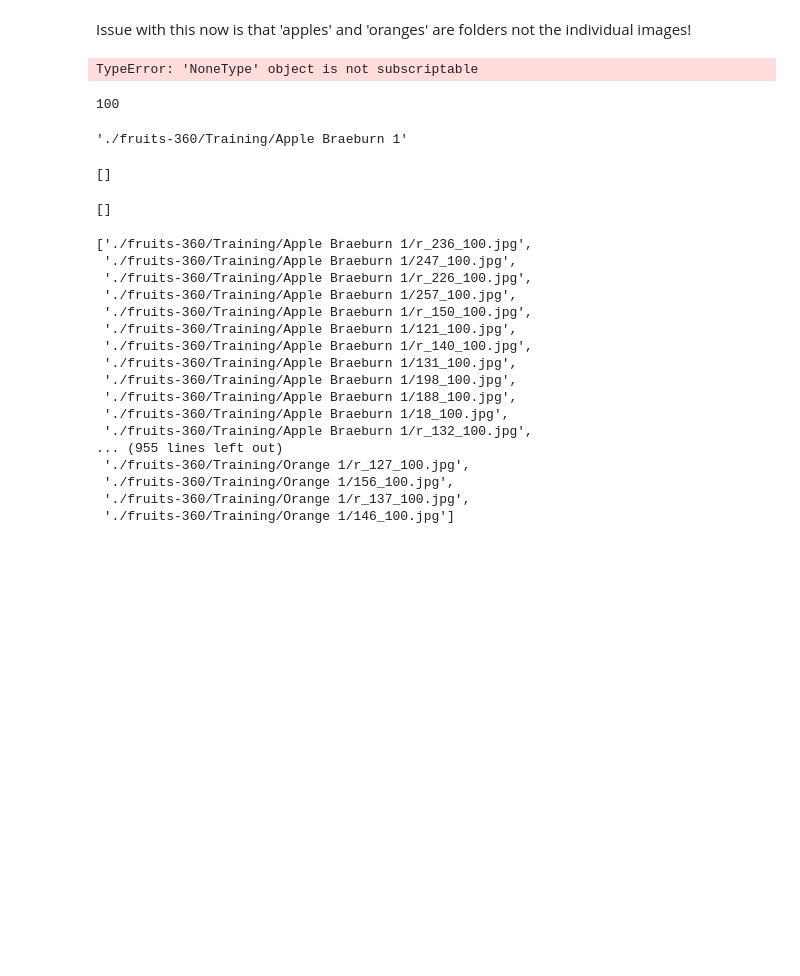
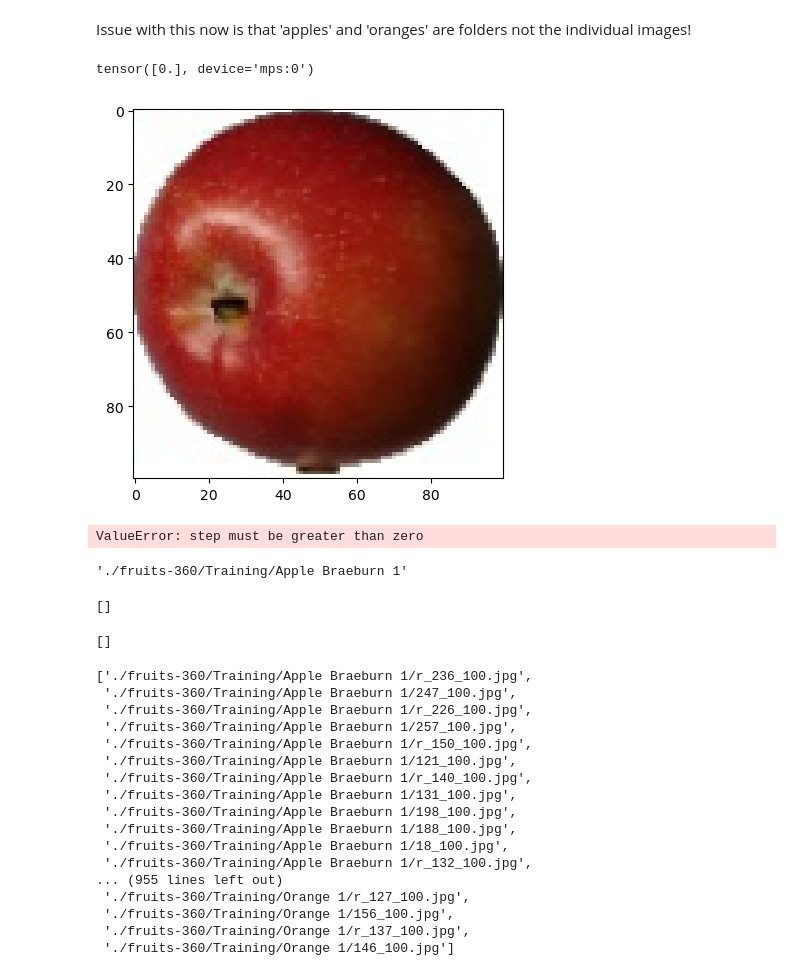
Before and after one commit to bsalisbury1/Projects, a Jupyter notebook: ImageClassification/PyTorch/pytorch_fruits.ipynb, the cells around one changed output. Drawn from its saved outputs; the diff is of its cells as text; code cells hidden in the pictures; blank space fills up the shorter version.

Commit message:
data loaded using pytorch

```diff
--- a/ImageClassification/PyTorch/pytorch_fruits.ipynb
+++ b/ImageClassification/PyTorch/pytorch_fruits.ipynb
@@ -20,25 +30,36 @@ test_data_dir = "data/Test"
+# %%
+device = torch.device('mps') if torch.backends.mps.is_available() else 'cpu'
+SEED = 1984
+# %%
+# page 150 of Ayyadevara and Reddy
+
+PATH = Path('.').absolute().parent
+data_dir = PATH / 'data' / 'fruits-360_dataset_100x100' / 'fruits-360'
+train_data_dir = data_dir / 'Training'
+test_data_dir  = data_dir / 'Test'
 # %%
-from torch.utils.data import DataLoader, Dataset
-class fruits(Dataset):
-    def __init__(self, folder):
-        apples = glob('./' + folder + '/Apple Braeburn 1/*')
-        oranges = glob('./' + folder + '/Orange 1/*')
+class fruits_ds(Dataset):
+    def __init__(self, folder, apple_type, orange_type):
+        apples  = glob(str(folder) + f'/{apple_type}/*')
+        oranges = glob(str(folder) + f'/{orange_type}/*')
         self.fpaths = apples + oranges
 
         # Randomize file paths and create target variables based on the folder corresponding to these file paths
         from random import shuffle, seed
-        seed(42)
+        seed(SEED)
         shuffle(self.fpaths)
-        self.targets = [fpath.split('/')[-1].startswith('Orange 1') for fpath in self.fpaths] # Orange = 1
+        self.targets = [fpath.split('/')[-1].startswith(orange_type) for fpath in self.fpaths] # Orange = 1
 
-    def __len__(self): return len(self.fpaths)
+    def __len__(self):
+        return len(self.fpaths)
 
     def __getitem__(self, index):
         f = self.fpaths[index]
         target = self.targets[index]
         im = (cv2.imread(f)[:,:,::-1])
         #im = cv2.resize(im, (224,224))
-        return torch.tensor(im/255).permute(2,0,1).to(device).float(), torch.tensor([target]).float().to(device)
+        return torch.tensor(im/255).permute(2,0,1).float().to(device), \
+               torch.tensor([target]).float().to(device)
 # %%
 './' + folder + '/Apple Braeburn 1/'
 # %% [output]
@@ -51,16 +72,20 @@ apples
 # %% [markdown]
 Issue with this now is that 'apples' and 'oranges' are folders not the individual images!
 # %%
-data = fruits(train_data_dir) #type(data)
+data = fruits_ds(train_data_dir, 'Apple Braeburn 1', 'Orange 1') #type(data)
 data[1]
 im, label = data[1]
-# %% [output]
-TypeError: 'NoneType' object is not subscriptable
+# %%
+plt.imshow(im.permute(1,2,0).cpu())
+print(label)
+# %% [output]
+tensor([0.], device='mps:0')
+[figure, added]
 # %%
 len(im)
 im[:,:, ::-1]
 # %% [output]
-100
+ValueError: step must be greater than zero
 # %%
 folder = train_data_dir
 im = cv2.imread(folder + '/Apple Braeburn 1/0_100.jpg')[:,:,::-1]
```
Also changed, not shown: parts of 7 cells of this notebook.
